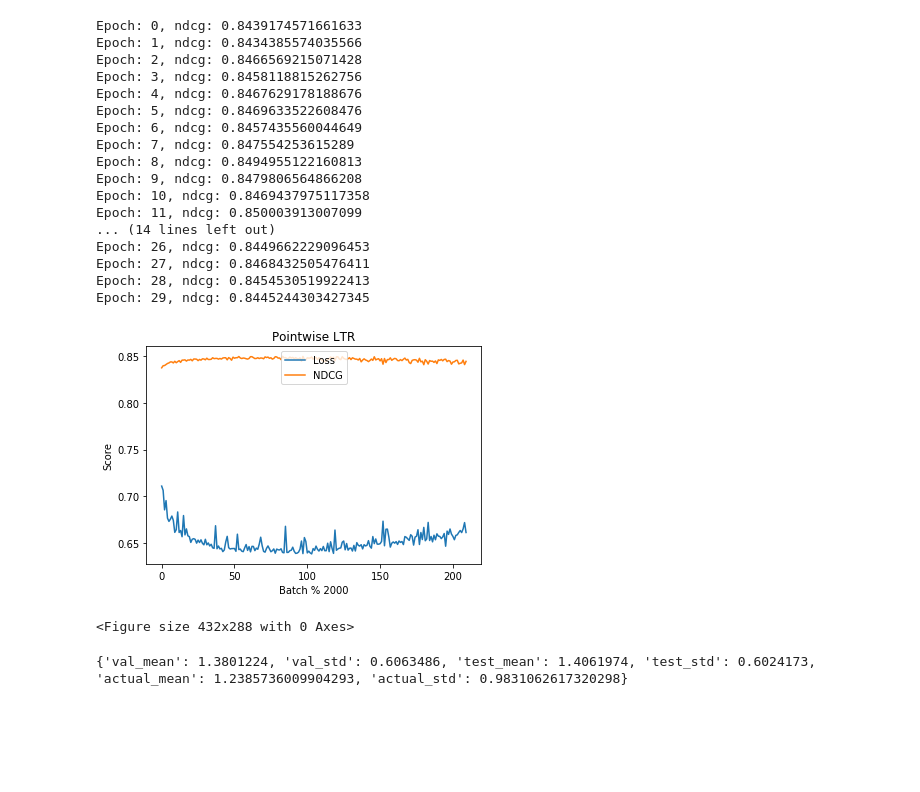
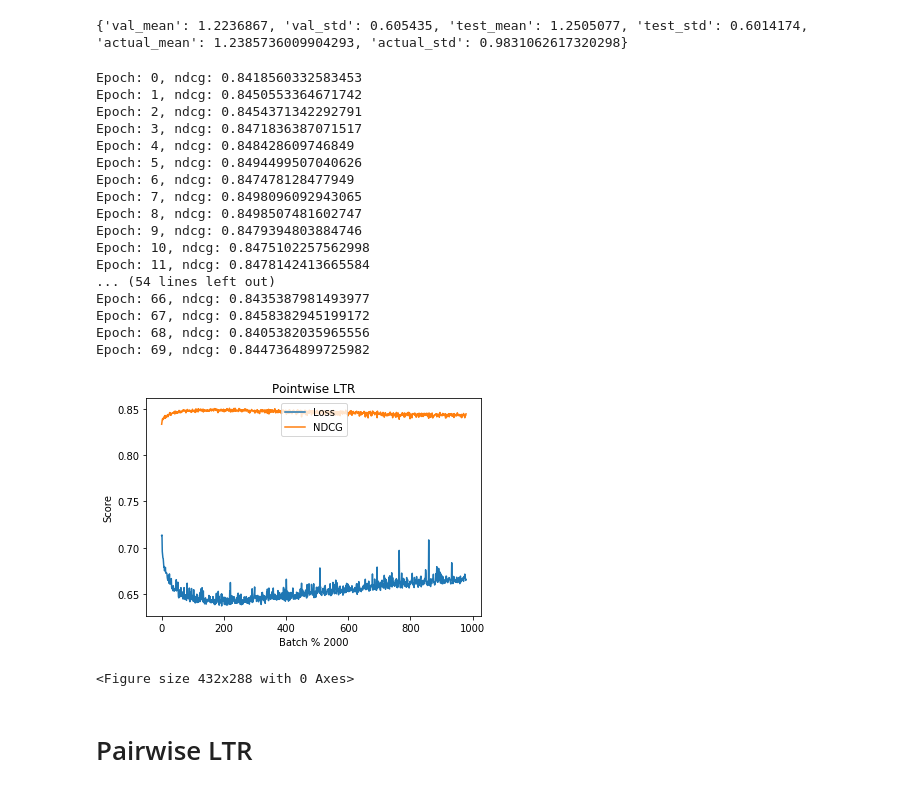
Before and after one commit to PhilLint/IR1, a Jupyter notebook: hw3/HW3-output.ipynb, the cells around one changed output. Drawn from its saved outputs; the diff is of its cells as text; code cells hidden in the pictures; blank space fills up the shorter version.

```diff
--- a/hw3/HW3-output.ipynb
+++ b/hw3/HW3-output.ipynb
@@ -7,6 +10,6 @@ data = dataset.get_dataset().get_data_folds()[0]
 data.read_data()
 # %%
 #find best hyper parameters
-best_params = pointwise_LTR.hyperparam_search()
+best_params = pointwise_reg.hyperparam_search()
 # %% [output]
 Testing learning_rate = 0.1 and n_hidden = 100
@@ -29,5 +36,4 @@ Epoch: 20, ndcg: 0.8398031222732883
 # %%
 #train best model
-best_params = {'learning_rate': 0.01, 'n_hidden': 400, 'epoch': 3}
-ndcgs, losses, model = pointwise_LTR.train_best(best_params)
+ndcgs, losses, model = pointwise_reg.train_best(best_params)
 # %% [output]
@@ -43,32 +60,34 @@ pointwise_LTR.plot_ndcg_loss(losses, ndcgs)
+# %%
+#get distributions of scores
+distributions = pointwise_reg.get_distributions(model)
+print(distributions)
+# %% [output]
+{'val_mean': 1.2236867, 'val_std': 0.605435, 'test_mean': 1.2505077, 'test_std': 0.6014174, 'actual_mean': 1.2385736009904293, 'actual_std': 0.9831062617320298}
 # %%
 overtrain_params = {"learning_rate": best_params["learning_rate"],
                     "n_hidden": best_params["n_hidden"],
-                    "epoch": best_params["epoch"] * 30}
-o_ndcgs, o_losses, o_model = pointwise_LTR.train_best(overtrain_params)
-pointwise_LTR.plot_ndcg_loss(o_losses, o_ndcgs)
+                    "epoch": best_params["epoch"] * 10}
+o_ndcgs, o_losses, o_model = pointwise_reg.train_best(overtrain_params)
+pointwise_reg.plot_ndcg_loss(o_losses, o_ndcgs)
 # %% [output]
-Epoch: 0, ndcg: 0.8439174571661633
-Epoch: 1, ndcg: 0.8434385574035566
-Epoch: 2, ndcg: 0.8466569215071428
-Epoch: 3, ndcg: 0.8458118815262756
-Epoch: 4, ndcg: 0.8467629178188676
-Epoch: 5, ndcg: 0.8469633522608476
-Epoch: 6, ndcg: 0.8457435560044649
-Epoch: 7, ndcg: 0.847554253615289
-Epoch: 8, ndcg: 0.8494955122160813
-Epoch: 9, ndcg: 0.8479806564866208
-Epoch: 10, ndcg: 0.8469437975117358
-Epoch: 11, ndcg: 0.850003913007099
-... (14 lines left out)
-Epoch: 26, ndcg: 0.8449662229096453
-Epoch: 27, ndcg: 0.8468432505476411
-Epoch: 28, ndcg: 0.8454530519922413
-Epoch: 29, ndcg: 0.8445244303427345
+Epoch: 0, ndcg: 0.8418560332583453
+Epoch: 1, ndcg: 0.8450553364671742
+Epoch: 2, ndcg: 0.8454371342292791
+Epoch: 3, ndcg: 0.8471836387071517
+Epoch: 4, ndcg: 0.848428609746849
+Epoch: 5, ndcg: 0.8494499507040626
+Epoch: 6, ndcg: 0.847478128477949
+Epoch: 7, ndcg: 0.8498096092943065
+Epoch: 8, ndcg: 0.8498507481602747
+Epoch: 9, ndcg: 0.8479394803884746
+Epoch: 10, ndcg: 0.8475102257562998
+Epoch: 11, ndcg: 0.8478142413665584
+... (54 lines left out)
+Epoch: 66, ndcg: 0.8435387981493977
+Epoch: 67, ndcg: 0.8458382945199172
+Epoch: 68, ndcg: 0.8405382035965556
+Epoch: 69, ndcg: 0.8447364899725982
-[figure, old version]
+[figure, new version]
 <Figure size 432x288 with 0 Axes>
-# %%
-#get distributions of scores
-distributions = pointwise_LTR.get_distributions(model)
-print(distributions)
-# %% [output]
-{'val_mean': 1.3801224, 'val_std': 0.6063486, 'test_mean': 1.4061974, 'test_std': 0.6024173, 'actual_mean': 1.2385736009904293, 'actual_std': 0.9831062617320298}
+# %% [markdown]
+# Pairwise LTR
```
Also changed, not shown: parts of 15 cells of this notebook, 4 other files.
